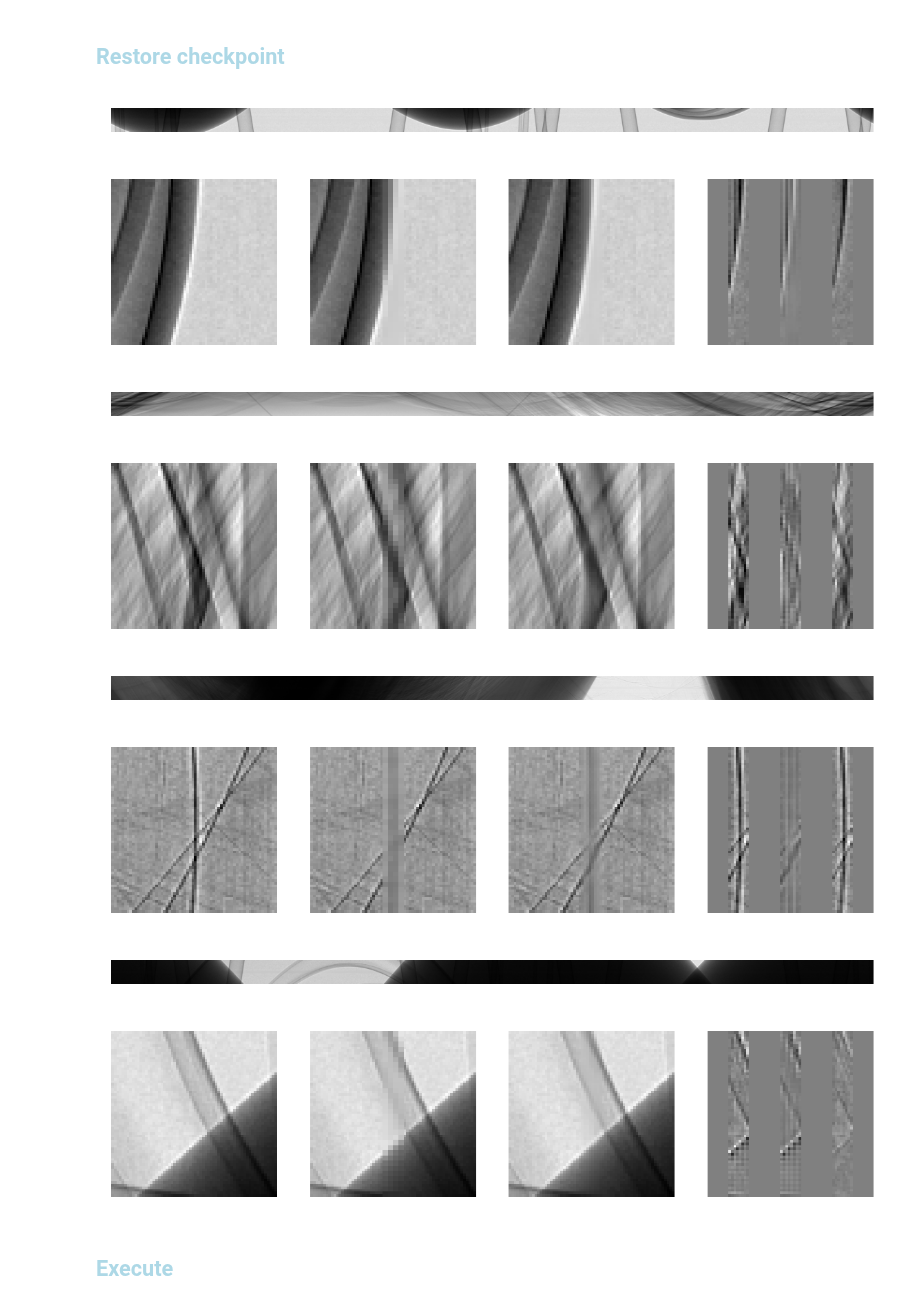
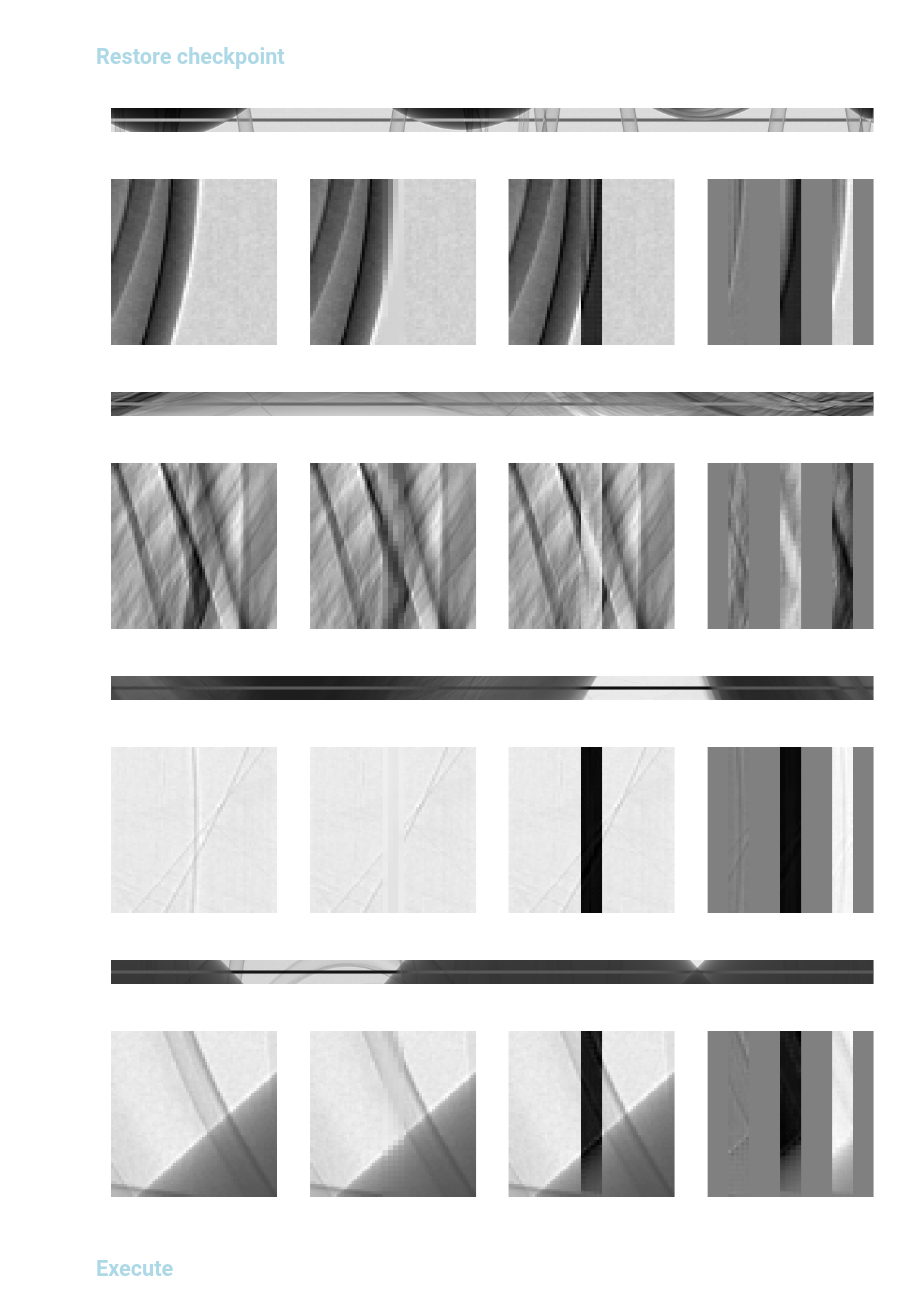
Before and after one commit to AustralianSynchrotron/sinogap, a Jupyter notebook: sinogap_bp3.ipynb, the cells around one changed output. Drawn from its saved outputs; the diff is of its cells as text; code cells hidden in the pictures.

```diff
--- a/sinogap_bp3.ipynb
+++ b/sinogap_bp3.ipynb
@@ -126,7 +126,7 @@ class Generator2(sg.GeneratorTemplate) :
         self.brickGenerator = DBricksGenerator2()
         self.stripeGenerator = StripeGenerator2()
         self.createBricksMask()
-        sg.load_model(self, model_path="tmp.pt" )
+        #sg.load_model(self, model_path="tmp.pt" )
         #sg.load_model(self, model_path="model_3_gen.pt" )
 
     # For historical reasons, this generator was trained differently.
@@ -245,14 +245,13 @@ class Generator4(sg.GeneratorTemplate) :
         self.stripeGenerator = StripeGenerator4()
         self.lowResGenerator = Generator2()
         self.createBricksMask()
-        sg.load_model(self, model_path="model_1_gen.pt" )
+        sg.load_model(self, model_path="saves/aio32/full_4/model_gen.pt" )
 # %% [markdown]
 ### Generator 8pix
 # %%
 class DBricksGenerator8(sg.SubGeneratorTemplate) :
     def __init__(self):
         super(DBricksGenerator8, self).__init__(8, True, batchNorm=True, inChannels=2)
-        self.lowResGenerator = None # DBricksGenerator4()
         self.baseChannels = 32
         self.encoders =  nn.ModuleList([
             *self.encStep(  1,  2, header=True),
@@ -270,7 +269,11 @@ class DBricksGenerator8(sg.SubGeneratorTemplate) :
             *self.decStep(  2,  1, footer=True),
             ])
         self.lastTouch = self.createLastTouch()
-        #sg.load_model(self, model_path="tmp1.pt" )
+        self.lowResGenerator = DBricksGenerator4()
+        self.lowResGenerator.lowResGenerator = DBricksGenerator2()
+        sg.load_model(self, model_path="saves/aio32/dbricks_8/model_gen.pt" )
+        self.lowResGenerator.lowResGenerator = None
+        self.lowResGenerator = None
 #del generator.lowResGenerator
 #sg.save_model(generator, model_path="tmp1.pt" )
 
@@ -429,7 +434,7 @@ sg.EAGLE = sg.Eagle_Loss(patch_size=3, device=sg.TCfg.device, cutoff=0.75)
 # 3.482e+02 @ patch_size=3, cutoff=0.5
 # 1.117e+03 @ patch_size=3, cutoff=0.75
 sg.metrices = {
-    'EAGLE'  : sg.Metrics(sg.loss_EAGLE,   8.574e+03, 1), # 3.572e+02
+    'EAGLE'  : sg.Metrics(sg.loss_EAGLE,   8.574e+03, 0), # 3.572e+02
     'MSE'    : sg.Metrics(sg.loss_MSE,     5.486e+00, 1), # 8.373e-01
     'MSEN'   : sg.Metrics(sg.loss_MSEN,    4.621e+02, 0), # 9.935e+01
     'L1L'    : sg.Metrics(sg.loss_L1L,     1.355e+02, 0), # 2.142e+01 1/1.1
@@ -478,19 +486,22 @@ if sg.scheduler_G is not None:
 # %%
 #sg.optimizers_G[0].zero_grad(set_to_none=True)
 #sg.load_model(sg.generator.lowResGenerator, model_path="model_2_gen.pt" )
 sg.generator.eval()
 with torch.no_grad() :
     _ = sg.displayImages()
     #_ = sg.summarizeMe(sg.testLoader, False)
+
+
+    asdfqawsdf
 # %% [output]
-[figure, old version]
+[figure, new version]
-[figure, old version]
+[figure, new version]
-[figure, old version]
+[figure, new version]
-[figure, old version]
+[figure, new version]
-[figure, old version]
+[figure, new version]
-[figure, old version]
+[figure, new version]
-[figure, old version]
+[figure, new version]
-[figure, old version]
+[figure, new version]
 # %% [markdown]
 ## <font style="color:lightblue">Execute</font>
 # %%
```
Also changed, not shown: parts of 5 cells of this notebook, 3 other files.
